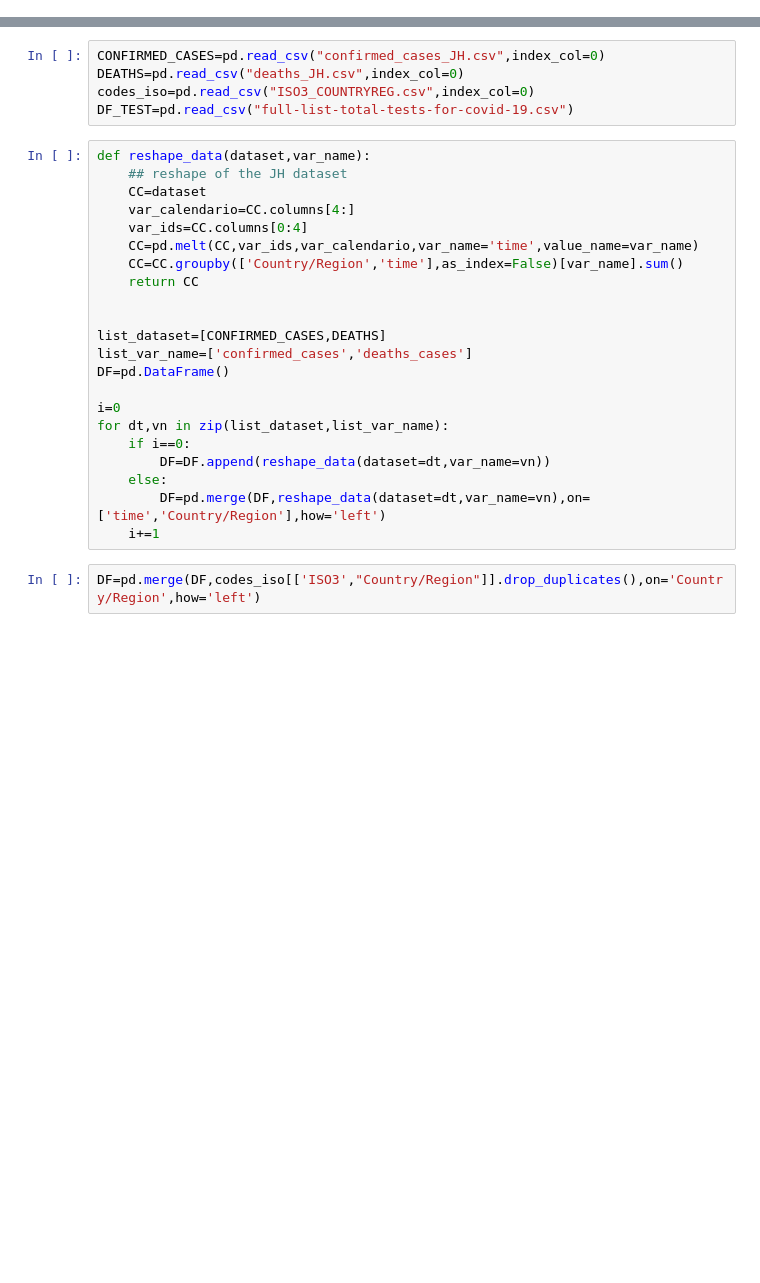
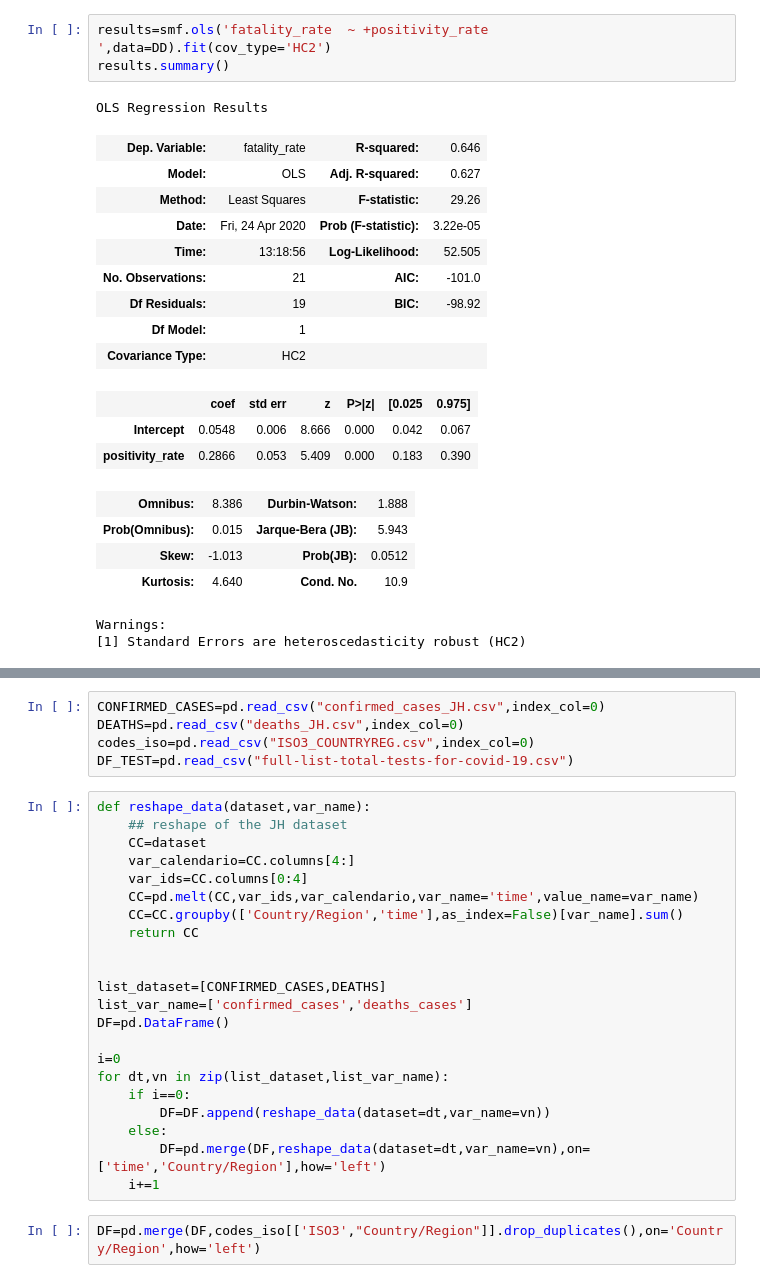
Before and after one commit to gabrielepinto/politicalcovid19, a Jupyter notebook: explaining_difference_fatality_rate/positivityrate_deathsrate.ipynb, the cells around one changed output, grey strips where cells are left out. Drawn from its saved outputs; the diff is of its cells as text; blank space fills up the shorter version.

```diff
--- a/explaining_difference_fatality_rate/positivityrate_deathsrate.ipynb
+++ b/explaining_difference_fatality_rate/positivityrate_deathsrate.ipynb
@@ -8,0 +34,23 @@ import numpy as np
+# %%
+results=smf.ols('fatality_rate  ~ +positivity_rate  ',data=DD).fit(cov_type='HC2')
+results.summary()
+# %% [output]
+OLS Regression Results
+| Dep. Variable: | fatality_rate | R-squared: | 0.646 |
+| Model: | OLS | Adj. R-squared: | 0.627 |
+| Method: | Least Squares | F-statistic: | 29.26 |
+| Date: | Fri, 24 Apr 2020 | Prob (F-statistic): | 3.22e-05 |
+| Time: | 13:18:56 | Log-Likelihood: | 52.505 |
+| No. Observations: | 21 | AIC: | -101.0 |
+| Df Residuals: | 19 | BIC: | -98.92 |
+| Df Model: | 1 |  |  |
+| Covariance Type: | HC2 |  |  |
+|  | coef | std err | z | P>|z| | [0.025 | 0.975] |
+| Intercept | 0.0548 | 0.006 | 8.666 | 0.000 | 0.042 | 0.067 |
+| positivity_rate | 0.2866 | 0.053 | 5.409 | 0.000 | 0.183 | 0.390 |
+| Omnibus: | 8.386 | Durbin-Watson: | 1.888 |
+| Prob(Omnibus): | 0.015 | Jarque-Bera (JB): | 5.943 |
+| Skew: | -1.013 | Prob(JB): | 0.0512 |
+| Kurtosis: | 4.640 | Cond. No. | 10.9 |
+Warnings:
+[1] Standard Errors are heteroscedasticity robust (HC2)
```
Also changed, not shown: parts of 20 cells of this notebook.
